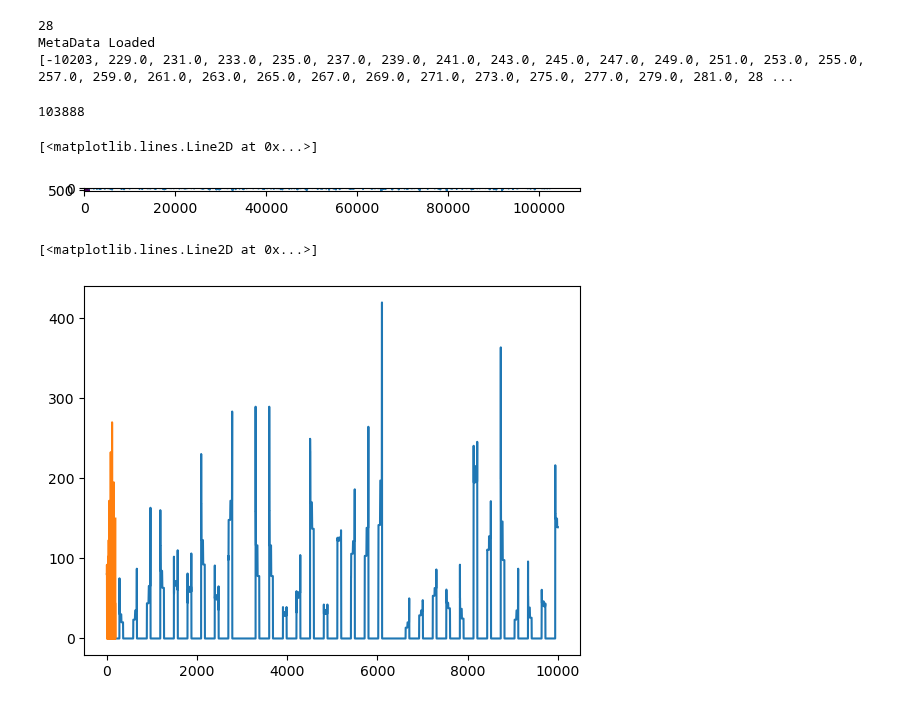
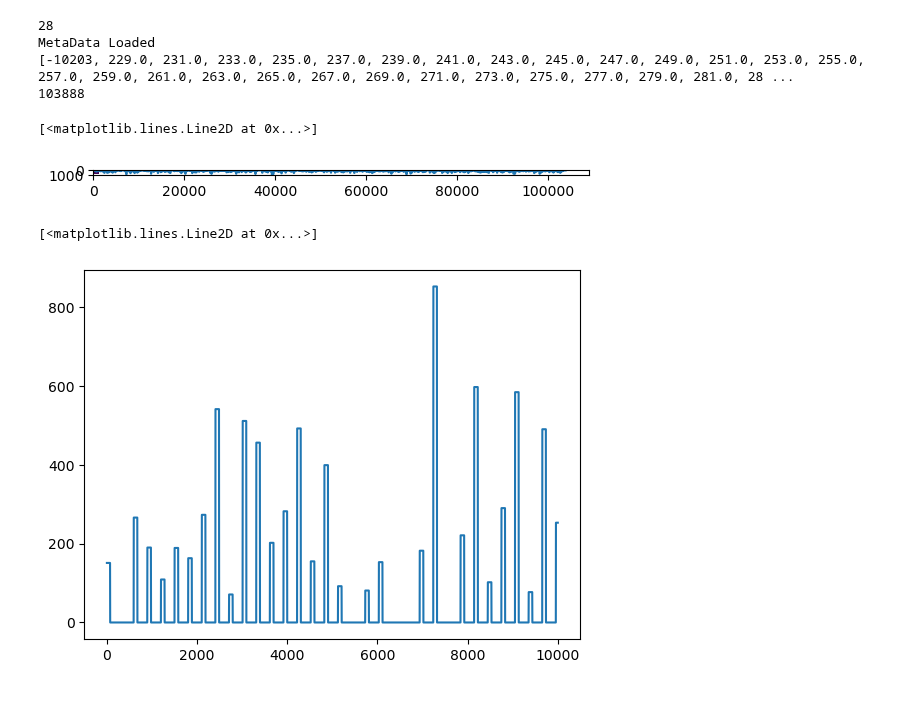
Before and after one commit to Peter-Hogg/SLAP2_Utils, a Jupyter notebook: Slap2 Utils Test.ipynb, the cells around one changed output. Drawn from its saved outputs; the diff is of its cells as text; code cells hidden in the pictures.

```diff
--- a/Slap2 Utils Test.ipynb
+++ b/Slap2 Utils Test.ipynb
@@ -7,15 +7,15 @@ from slap2_utils.subclasses.metadata import MetaData
 from slap2_utils.utils.trace import Trace
 # %%
 hDataFile = DataFile('C:\\Users\\Jerry\\Desktop\\240109_Sim3D\\WorkingFile_20231220_150500_DMD1.dat');
-roi_shape = hDataFile.metaData.AcquisitionContainer.ROIs[0].shapeData
+roi_shape = hDataFile.metaData.AcquisitionContainer.ROIs[3].shapeData
 #metaData.AcquisitionContainer.ROIs[0].shapeData
-zIdx = hDataFile.fastZs.index(hDataFile.metaData.AcquisitionContainer.ROIs[0].z)
+zIdx = hDataFile.fastZs.index(hDataFile.metaData.AcquisitionContainer.ROIs[3].z)
 #print(zIdx)
 chIdx = 1;
 
 from skimage.draw import polygon_perimeter
 
-roi_shape = hDataFile.metaData.AcquisitionContainer.ROIs[0].shapeData
+roi_shape = hDataFile.metaData.AcquisitionContainer.ROIs[3].shapeData
 
 img = np.zeros((800, 1280), dtype=np.uint8)
 
@@ -65,18 +65,18 @@ plt.plot(_trace)
 28
 MetaData Loaded
 [-10203, 229.0, 231.0, 233.0, 235.0, 237.0, 239.0, 241.0, 243.0, 245.0, 247.0, 249.0, 251.0, 253.0, 255.0, 257.0, 259.0, 261.0, 263.0, 265.0, 267.0, 269.0, 271.0, 273.0, 275.0, 277.0, 279.0, 281.0, 28 ...
+103888
-103888
+[<matplotlib.lines.Line2D at 0x...>]
-[<matplotlib.lines.Line2D at 0x...>]
-[figure, old version]
+[figure, new version]
 # %%
 plt.plot(_trace[0:10000])
-x=[]
-i=3
-while (i<10000):
-    x.append(_trace[i])
-    i=i+53
-plt.plot(x)
+#x=[]
+#i=3
+#while (i<10000):
+#    x.append(_trace[i])
+#    i=i+53
+#plt.plot(x)
 # %% [output]
 [<matplotlib.lines.Line2D at 0x...>]
-[figure, old version]
+[figure, new version]
 # %%
```
Also changed, not shown: parts of 4 cells of this notebook, 1 other file.
